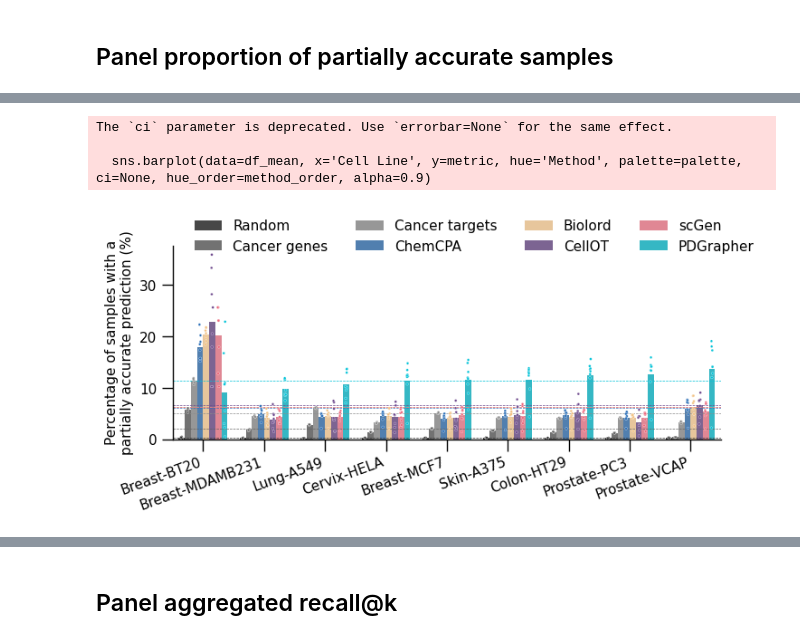
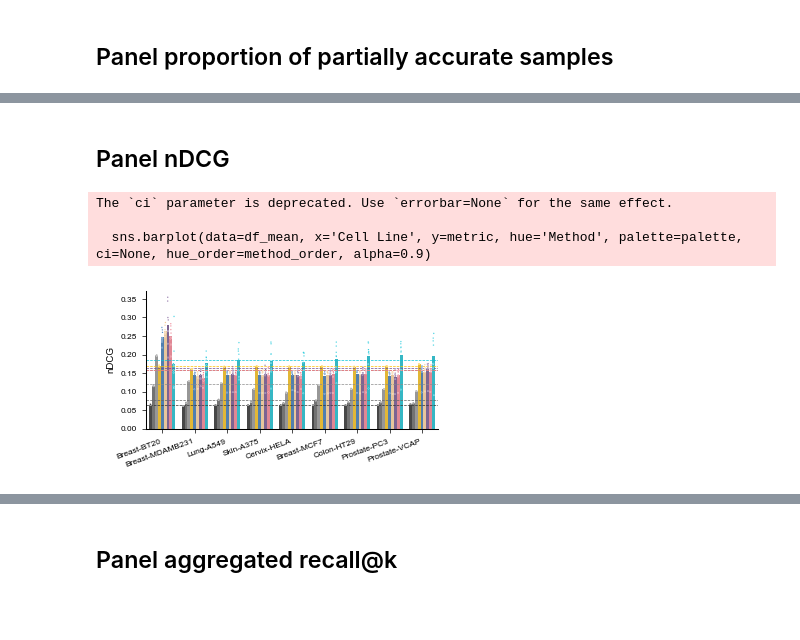
Before and after one commit to mims-harvard/PDGrapher, a Jupyter notebook: figures/figure_4_chemical_newcell/plot_figure_4_pert_pred_performance.ipynb, the cells around one changed output, grey strips where cells are left out. Saved outputs shown, nothing was run; the diff lists cells and outputs as text; code cells hidden in the pictures; blank space fills up the shorter version.

Commit message:
updated figure 4

```diff
--- a/figures/figure_4_chemical_newcell/plot_figure_4_pert_pred_performance.ipynb
+++ b/figures/figure_4_chemical_newcell/plot_figure_4_pert_pred_performance.ipynb
@@ -154,7 +161,7 @@ for path in paths:
 #ChemCPA
 ##########
 
-paths = glob(osp.join(base_path, 'ChemCPA/cross/chemCPA_chemical_r2_*_topk.csv'))
+paths = glob(osp.join(base_path, 'v2/ChemCPA/cross/chemcpa_chemical_*.csv'))
 
 for path in paths:
     df = pd.read_csv(path)
@@ -169,7 +176,7 @@ for path in paths:
 
     # List the columns for which you want to compute the mean
     columns_of_interest = ['recall_at_1', 'recall_at_10', 'recall_at_100',
-                        'recall_at_1000', 'rankings', 'perc_partially_accurate_predictions']
+                        'recall_at_1000', 'rankings', 'perc_partially_accurate_predictions', 'dcg']
 
     # Group by 'cellline2' and calculate the mean for the specified columns
     df_grouped = df.groupby('cellline2')[columns_of_interest].mean().reset_index()
@@ -188,7 +195,8 @@ for path in paths:
             'recall@100': row['recall_at_100'],
             'recall@1000': row['recall_at_1000'],
             'percentage of samples with partially accurate predictions': row['perc_partially_accurate_predictions'],
-            'rankings': row['rankings']
+            'rankings': row['rankings'],
+            'nDCG': row['dcg']
         }
 
         # Initialize nested dictionaries if not already present
@@ -206,7 +214,7 @@ for path in paths:
 #scGen
 ##########
 
-paths = glob(osp.join(base_path, 'scGEN/cross/scgen_chemical_r2_*_topk.csv'))
+paths = glob(osp.join(base_path, 'v2/scGEN/chemical/cross/scgen_chemical_*.csv'))
 
 for path in paths:
 
@@ -224,7 +232,7 @@ for path in paths:
 
     # List the columns for which you want to compute the mean
     columns_of_interest = ['recall_at_1', 'recall_at_10', 'recall_at_100',
-                        'recall_at_1000', 'rankings', 'perc_partially_accurate_predictions']
+                        'recall_at_1000', 'rankings', 'perc_partially_accurate_predictions', 'Ranking_DCG']
 
     # Group by 'cellline2' and calculate the mean for the specified columns
     df_grouped = df.groupby('cellline2')[columns_of_interest].mean().reset_index()
@@ -243,7 +251,8 @@ for path in paths:
             'recall@100': row['recall_at_100'],
             'recall@1000': row['recall_at_1000'],
             'percentage of samples with partially accurate predictions': row['perc_partially_accurate_predictions'],
-            'rankings': row['rankings']
+            'rankings': row['rankings'],
+            'nDCG': row['Ranking_DCG']
         }
 
         # Initialize nested dictionaries if not already present
@@ -261,7 +270,7 @@ for path in paths:
 #PDGrapher
 ##########
 
-paths = glob(osp.join(base_path, 'PDgrapher/cross/chemical/val/*_cross_best.csv'))
+paths = glob(osp.join(base_path, 'v2/PDGrapher/chemical/cross/*_cross_best.csv'))
 
 for path in paths:
     df = pd.read_csv(path)
@@ -288,7 +297,10 @@ for path in paths:
         metric = row['Metric']
         if metric == 'ranking score':
             metric = 'rankings'
+        if metric == 'ranking score - DCG':
+            metric = 'nDCG'
         value = row['Mean']
+
 
 
         metric_data = {
@@ -351,12 +501,14 @@ performance
+# %% [markdown]
+## Panel nDCG
 # %%
+
 import pandas as pd
 import seaborn as sns
 import matplotlib.pyplot as plt
 
 
-
 # Extract the data for 'rankings' into a DataFrame
-metric = 'percentage of samples with partially accurate predictions'
+metric = 'nDCG'
 data = []
 for cellline, metrics in performance.items():
     if metric in metrics:
@@ -377,70 +529,58 @@ df['Cell Line'] = df['Cancer Type']
 df_mean['Cell Line'] = df_mean['Cancer Type']
 
 # Order cell lines based on values for PDGrapher
-pdgrapher_means = df_mean[df_mean['Method'] == 'PDGrapher'].sort_values(by=metric)
-ordered_cell_lines = pdgrapher_means['Cell Line']
+# pdgrapher_means = df_mean[df_mean['Method'] == 'PDGrapher'].sort_values(by=metric)
+# ordered_cell_lines = pdgrapher_means['Cell Line']
 
 # Reorder the DataFrame based on ordered cell lines
 df['Cell Line'] = pd.Categorical(df['Cell Line'], categories=ordered_cell_lines, ordered=True)
 df_mean['Cell Line'] = pd.Categorical(df_mean['Cell Line'], categories=ordered_cell_lines, ordered=True)
 
 
-# Define a color palette that matches the existing figures
-palette = {
-    'Biolord': '#f3c283',
-    'ChemCPA': '#2C70B9',
-    'PDGrapher': '#04C4D9',
-    'Cancer genes': '#636363',
-    'Cancer targets': '#8C8C8C',
-    'CellOT': '#6f4a8e',
-    'Random': '#333333',
-    'scGen': '#ED697D'
-}
 
 # Define the order of methods
-method_order = ['Random', 'Cancer genes', 'Cancer targets', 'ChemCPA', 'Biolord', 'CellOT', 'scGen', 'PDGrapher']
+method_order = ['Random', 'Cancer genes', 'Cancer targets', 'Perturbed genes', 'ChemCPA', 'Biolord', 'CellOT', 'scGen', 'PDGrapher']
 
 with sns.plotting_context(plotting_context):
     # Initialize the plot
-    fig, ax = plt.subplots(figsize=(7.35, 3.4))
+    fig, ax = plt.subplots(figsize=(3.543, 2.19))
 
     # Create a bar plot for each method
     sns.barplot(data=df_mean, x='Cell Line', y=metric, hue='Method', palette=palette, ci=None, hue_order=method_order, alpha=0.9)
 
     # Overlay individual data points
-    sns.stripplot(data=df, x='Cell Line', y=metric, hue='Method', palette=palette, dodge=True, jitter=True, alpha=1.0, hue_order=method_order, size=2, edgecolor="white", linewidth=0.2)
-
-
+    sns.stripplot(data=df, x='Cell Line', y=metric, hue='Method', palette=palette, dodge=True, jitter=True, alpha=1.0, hue_order=method_order, size=1, edgecolor="white", linewidth=0.2)
 
 
 
     # Add horizontal lines for the overall mean ranking for each method
     for method in method_order:
         overall_mean = df[df['Method'] == method][metric].mean()
         plt.axhline(y=overall_mean, linestyle='--', color=palette[method], linewidth=0.5)
 
     # Remove title
     plt.title('')
     plt.ylim
 
     # Remove X-axis label
     plt.xlabel('')
     sns.despine()
 
     # Adjust legend to only include the bars and place it at the top
     handles, labels = plt.gca().get_legend_handles_labels()
     bar_handles = handles[:len(method_order)]
     bar_labels = labels[:len(method_order)]
-    plt.legend(bar_handles, bar_labels, bbox_to_anchor=(0.55, 1.20), loc='upper center', ncol=4, frameon=False, title=None)
+    # plt.legend(bar_handles, bar_labels, bbox_to_anchor=(0.55, 1.20), loc='upper center', ncol=4, frameon=False, title=None)
     plt.subplots_adjust(right=0.95, bottom = 0.25)
+    plt.legend([], [], frameon=False)
     plt.xticks(rotation=20, ha="right")
-    plt.ylabel('Percentage of samples with a\npartially accurate prediction (%)')
-    plt.savefig(osp.join(outdir, 'panel_partially_accurate_pred.pdf'))
+    plt.ylabel('nDCG')
+    plt.savefig(osp.join(outdir, 'panel_ndcg.pdf'))
     plt.show()
 # %% [output]
 The `ci` parameter is deprecated. Use `errorbar=None` for the same effect.
 
   sns.barplot(data=df_mean, x='Cell Line', y=metric, hue='Method', palette=palette, ci=None, hue_order=method_order, alpha=0.9)
-[figure, old version]
+[figure, new version]
 # %%
 df = df_mean
```
Also changed, not shown: parts of 19 cells of this notebook, 9 other files.
